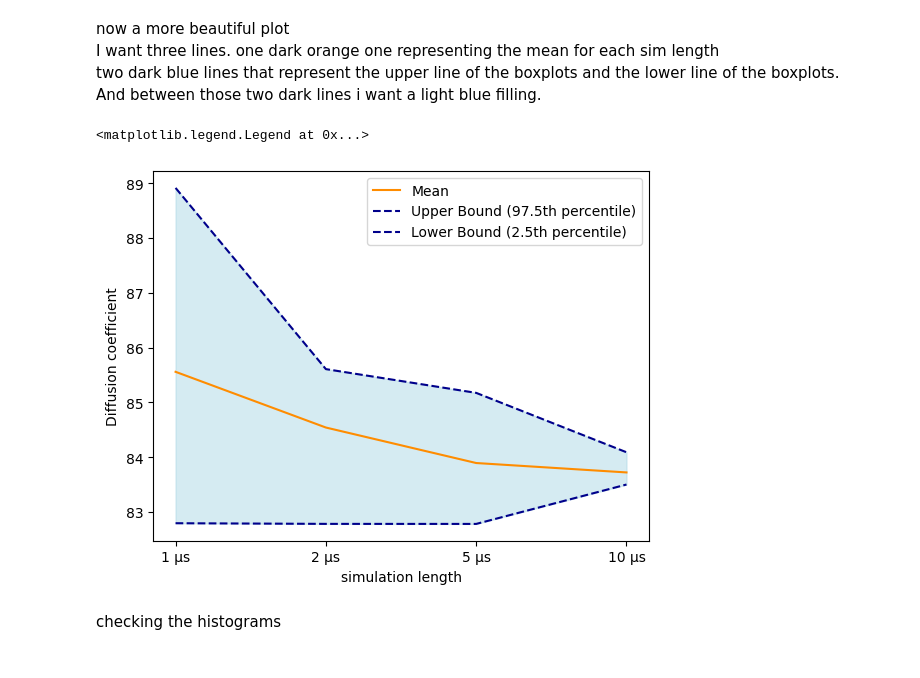
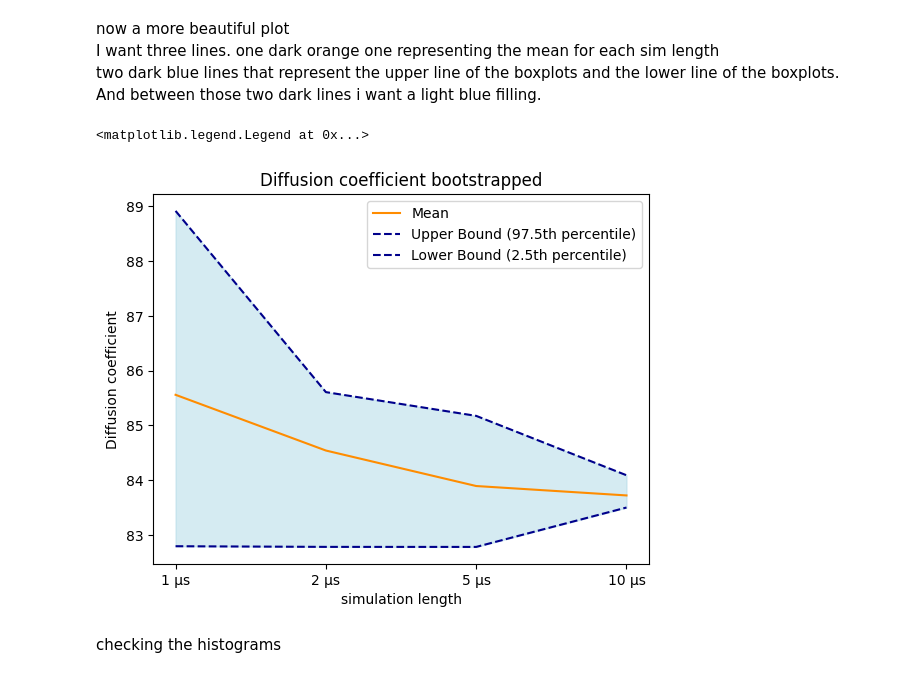
Before and after one commit to moritzmarquardt/carbon_paper_MAT, a Jupyter notebook: plot_bootstrap_simtime.ipynb, the cells around one changed output. Drawn from its saved outputs; the diff is of its cells as text; code cells hidden in the pictures.

Commit message:
fix. plot titles

```diff
--- a/plot_bootstrap_simtime.ipynb
+++ b/plot_bootstrap_simtime.ipynb
@@ -57,23 +57,24 @@ And between those two dark lines i want a light blue filling.
 # %%
 plt.figure()
 means = [np.mean(data_1us), np.mean(data_2us), np.mean(data_5us), np.mean(data_10us)]
 upper_bounds = [np.percentile(data_1us, 97.5), np.percentile(data_2us, 97.5), np.percentile(data_5us, 97.5), np.percentile(data_10us, 97.5)]
 lower_bounds = [np.percentile(data_1us, 2.5), np.percentile(data_2us, 2.5), np.percentile(data_5us, 2.5), np.percentile(data_10us, 2.5)]
 
 x = [1, 2, 3, 4]
 
 plt.plot(x, means, color='darkorange', label='Mean')
 plt.plot(x, upper_bounds, color='darkblue', linestyle='--', label='Upper Bound (97.5th percentile)')
 plt.plot(x, lower_bounds, color='darkblue', linestyle='--', label='Lower Bound (2.5th percentile)')
 plt.fill_between(x, lower_bounds, upper_bounds, color='lightblue', alpha=0.5)
 
 plt.xticks([1, 2, 3, 4], ['1 µs', '2 µs', '5 µs', '10 µs'])
 plt.ylabel('Diffusion coefficient')
 plt.xlabel('simulation length')
+plt.title('Diffusion coefficient bootstrapped')
 plt.legend()
 # %% [output]
 <matplotlib.legend.Legend at 0x...>
-[figure, old version]
+[figure, new version]
 # %% [markdown]
 checking the histograms
 # %%
```
